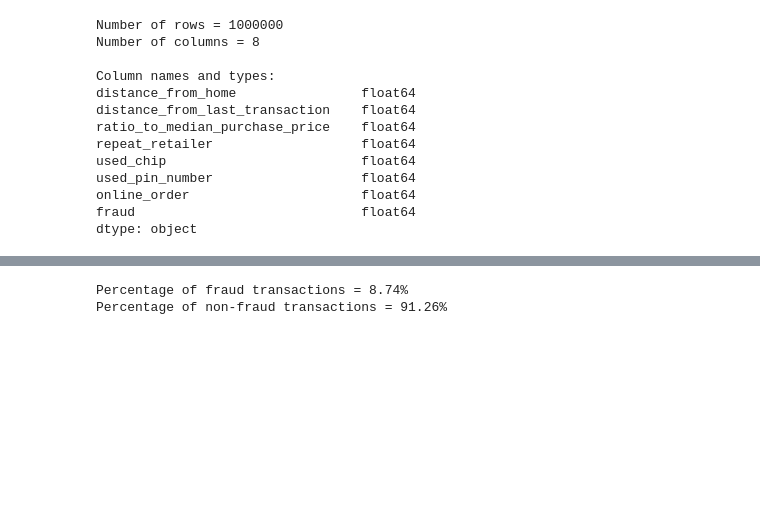
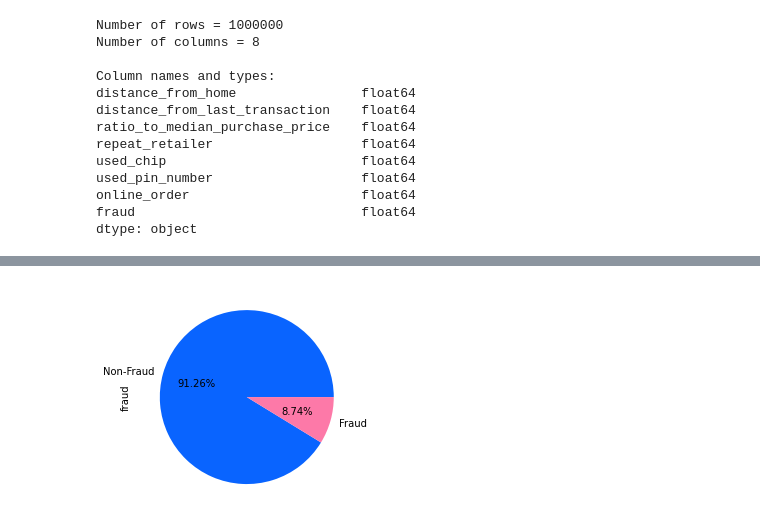
Before and after one commit to Nader-Youhanna/Credit-Card-Fraud-Detection, a Jupyter notebook: Explore Data.ipynb, the cells around one changed output, grey strips where cells are left out. Cells and saved outputs as stored; diff of their text form; code cells hidden in the pictures; blank space fills up the shorter version.

```diff
--- a/Explore Data.ipynb
+++ b/Explore Data.ipynb
@@ -44,7 +47,8 @@ data.describe()
 # %%
 # Get the percentage of fraud transactions
-print(f'Percentage of fraud transactions = {round(len(data[data["fraud"] == 1]) / len(data) * 100, 2)}%')
-print(f'Percentage of non-fraud transactions = {round(len(data[data["fraud"] == 0]) / len(data) * 100, 2)}%')
+# print(f'Percentage of fraud transactions = {round(len(data[data["fraud"] == 1]) / len(data) * 100, 2)}%')
+# print(f'Percentage of non-fraud transactions = {round(len(data[data["fraud"] == 0]) / len(data) * 100, 2)}%')
+data['fraud'].value_counts().plot(kind='pie', autopct='%1.2f%%', colors = ['#0964ff','#fd79a8'], labels=['Non-Fraud', 'Fraud'])
+plt.show()
 # %% [output]
-Percentage of fraud transactions = 8.74%
-Percentage of non-fraud transactions = 91.26%
+[figure, added]
```
Also changed, not shown: parts of 9 cells of this notebook.
